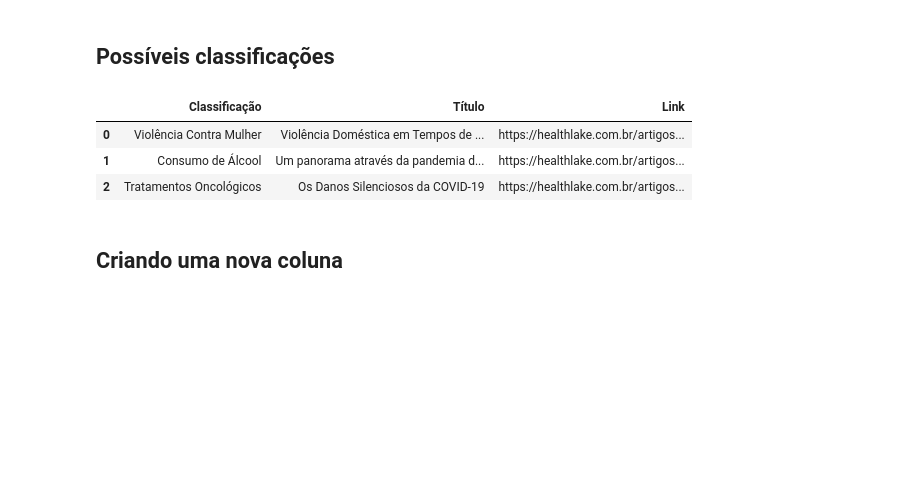
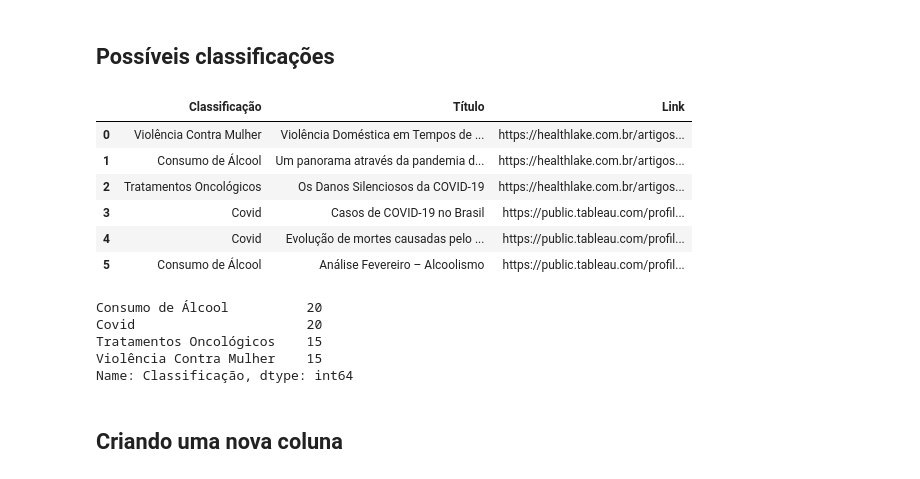
Before and after one commit to health-lake/MLOps, a Jupyter notebook: classificador/NLP_com_scikit_learn.ipynb, the cells around one changed output. Saved outputs shown, nothing was run; the diff lists cells and outputs as text; code cells hidden in the pictures; blank space fills up the shorter version.

Commit message:
Atualização classificador

```diff
--- a/classificador/NLP_com_scikit_learn.ipynb
+++ b/classificador/NLP_com_scikit_learn.ipynb
@@ -39,12 +39,23 @@ df.head(2)
 ## Possíveis classificações
 # %%
 df_classificador = df[['Classificação','Título','Link']].drop_duplicates().reset_index(drop=True).copy()
-df_classificador.head()
+df_classificador.head(10)
 # %% [output]
 |  | Classificação | Título | Link |
 | 0 | Violência Contra Mulher | Violência Doméstica em Tempos de ... | https://healthlake.com.br/artigos... |
 | 1 | Consumo de Álcool | Um panorama através da pandemia d... | https://healthlake.com.br/artigos... |
 | 2 | Tratamentos Oncológicos | Os Danos Silenciosos da COVID-19 | https://healthlake.com.br/artigos... |
+| 3 | Covid | Casos de COVID-19 no Brasil | https://public.tableau.com/profil... |
+| 4 | Covid | Evolução de mortes causadas pelo ... | https://public.tableau.com/profil... |
+| 5 | Consumo de Álcool | Análise Fevereiro – Alcoolismo | https://public.tableau.com/profil... |
+# %%
+df['Classificação'].value_counts()
+# %% [output]
+Consumo de Álcool          20
+Covid                      20
+Tratamentos Oncológicos    15
+Violência Contra Mulher    15
+Name: Classificação, dtype: int64
 # %% [markdown]
 ## Criando uma nova coluna
 # %%
```
Also changed, not shown: parts of 6 cells of this notebook, 2 other files.
